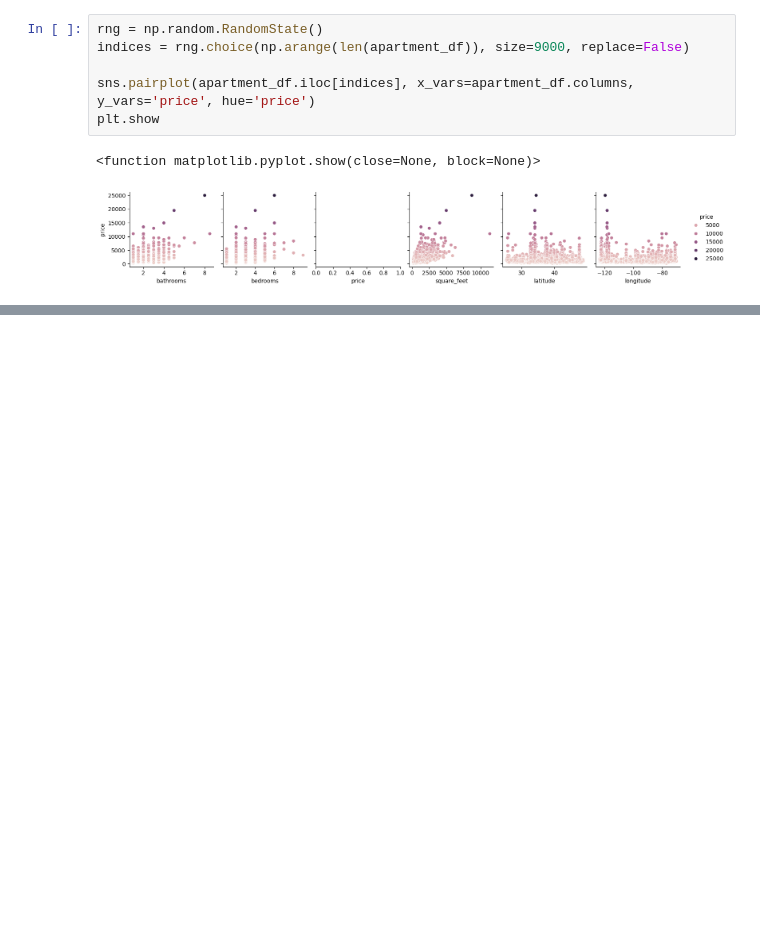
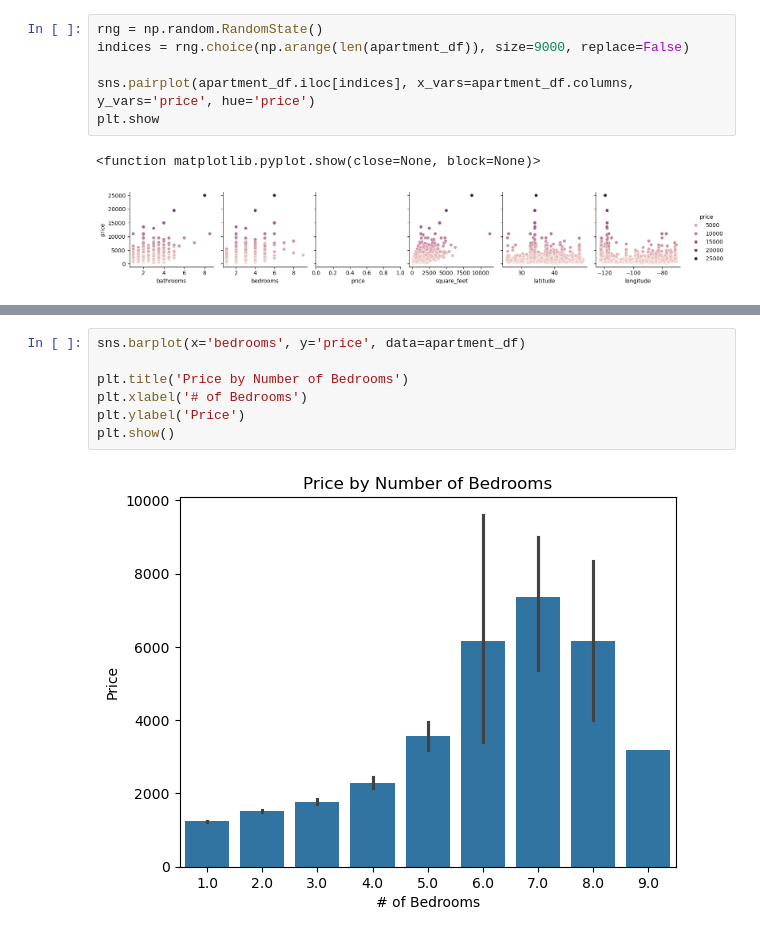
Before and after one commit to metro7/ML-Final-Project, a Jupyter notebook: ML-Final-Project.ipynb, the cells around one changed output, grey strips where cells are left out. Cells and saved outputs as stored; diff of their text form; blank space fills up the shorter version.

```diff
--- a/ML-Final-Project.ipynb
+++ b/ML-Final-Project.ipynb
@@ -126,0 +141,9 @@ plt.show
+# %%
+sns.barplot(x='bedrooms', y='price', data=apartment_df)
+
+plt.title('Price by Number of Bedrooms')
+plt.xlabel('# of Bedrooms')
+plt.ylabel('Price')
+plt.show()
+# %% [output]
+[figure, added]
```
Also changed, not shown: parts of 5 cells of this notebook.
